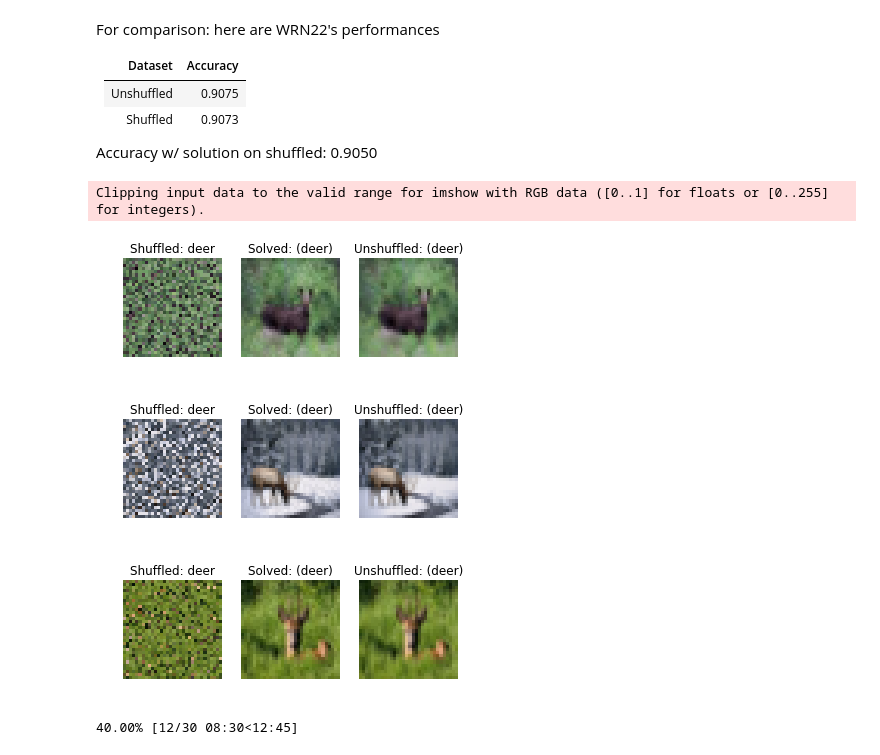
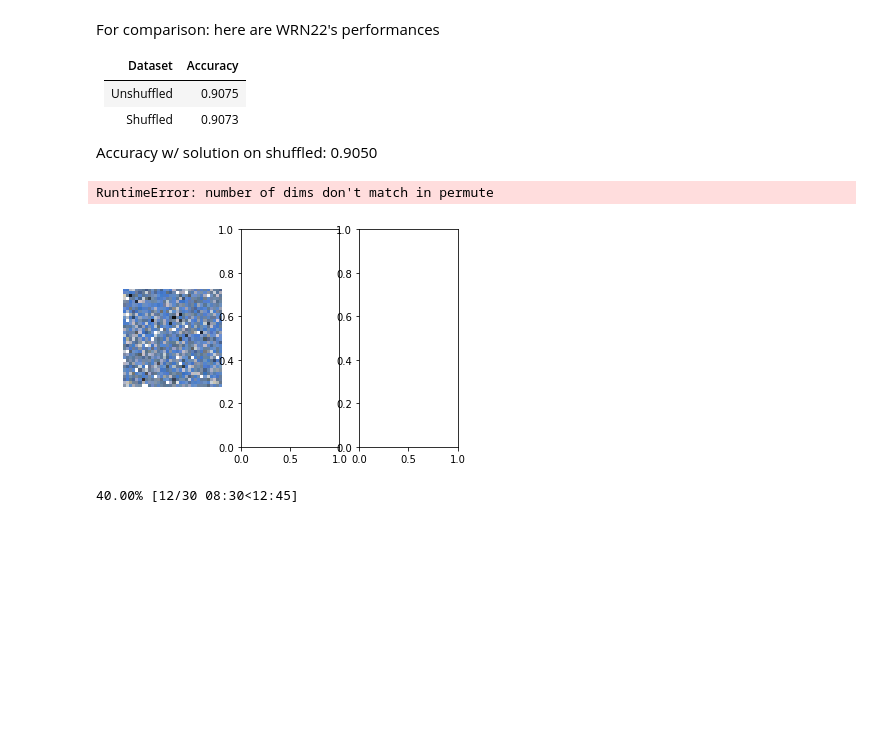
Before and after one commit to ngundotra/topology-research, a Jupyter notebook: UnshufflingCIFAR10.ipynb, the cells around one changed output. Saved outputs shown, nothing was run; the diff lists cells and outputs as text; code cells hidden in the pictures; blank space fills up the shorter version.

```diff
--- a/UnshufflingCIFAR10.ipynb
+++ b/UnshufflingCIFAR10.ipynb
@@ -129,37 +131,35 @@ Accuracy w/ solution on shuffled: 0.9050
 # %%
 cifarUnshuffledData = get_data(32, 128, with_shuffle=False)
 def visualizeIdxRange(givenRange):
     for i in givenRange:
         unshuffledImg, unshuffledLbl = cifarUnshuffledData.train_ds[i]
         shuffledImg, shuffledLbl = data.train_ds[i]
 
         def quick_pred(image, layer="learned"):
             model = experiment_learner.model.learnedModel
             if layer.lower() == "perm":
                 model = experiment_learner.model.permutation
             pred = model(image.data.unsqueeze(0).cuda())
             if layer.lower() == "perm":
                 return pred.detach()
             return pred.argmax()
 
         fig, axes = plt.subplots(1,3)
         top = axes
         shuffledImg.show(top[0])
         solvedImgData = quick_pred(shuffledImg, layer="perm").squeeze()
         solvedImg = Image(solvedImgData)
-        predictedLbl = data.train_ds.y.reconstruct(quick_pred(solvedImg))
+        predictedLbl = data.train_ds.y.reconstruct(quick_pred(solvedImg, layer='perm'))
         predictedLbl2 = cifarUnshuffledData.train_ds.y.reconstruct(quick_pred(unshuffledImg))
         solvedImg.show(top[1])
         unshuffledImg.show(top[2])
         top[0].set_title(f"Shuffled: {shuffledLbl}")
         top[1].set_title(f"Solved: ({predictedLbl})")
         top[2].set_title(f"Unshuffled: ({predictedLbl2})")
 visualizeIdxRange(range(20000,20003))
 # %% [output]
-Clipping input data to the valid range for imshow with RGB data ([0..1] for floats or [0..255] for integers).
+RuntimeError: number of dims don't match in permute
-[figure, old version]
+[figure, new version]
-[figure, removed]
-[figure, removed]
 # %%
 experiment_learner.layer_groups[0].requires_grad = True
 # %%
```
Also changed, not shown: parts of 17 cells of this notebook, 1 other file.
